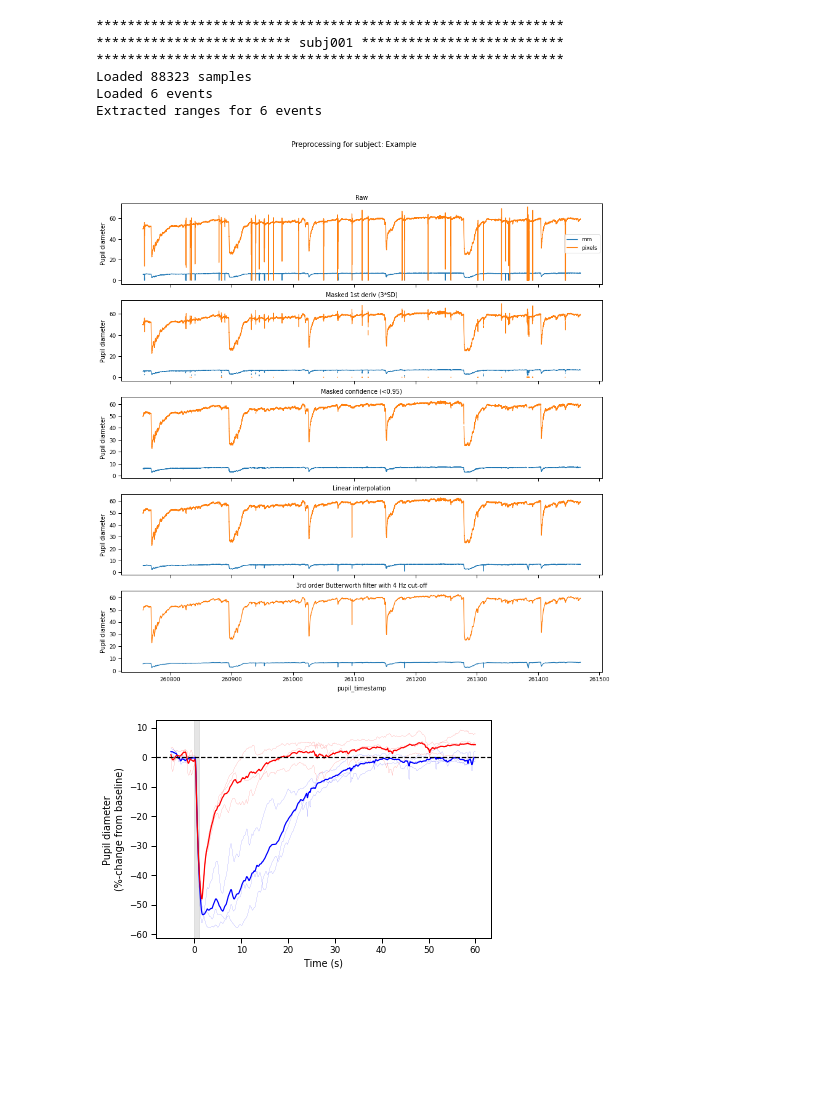
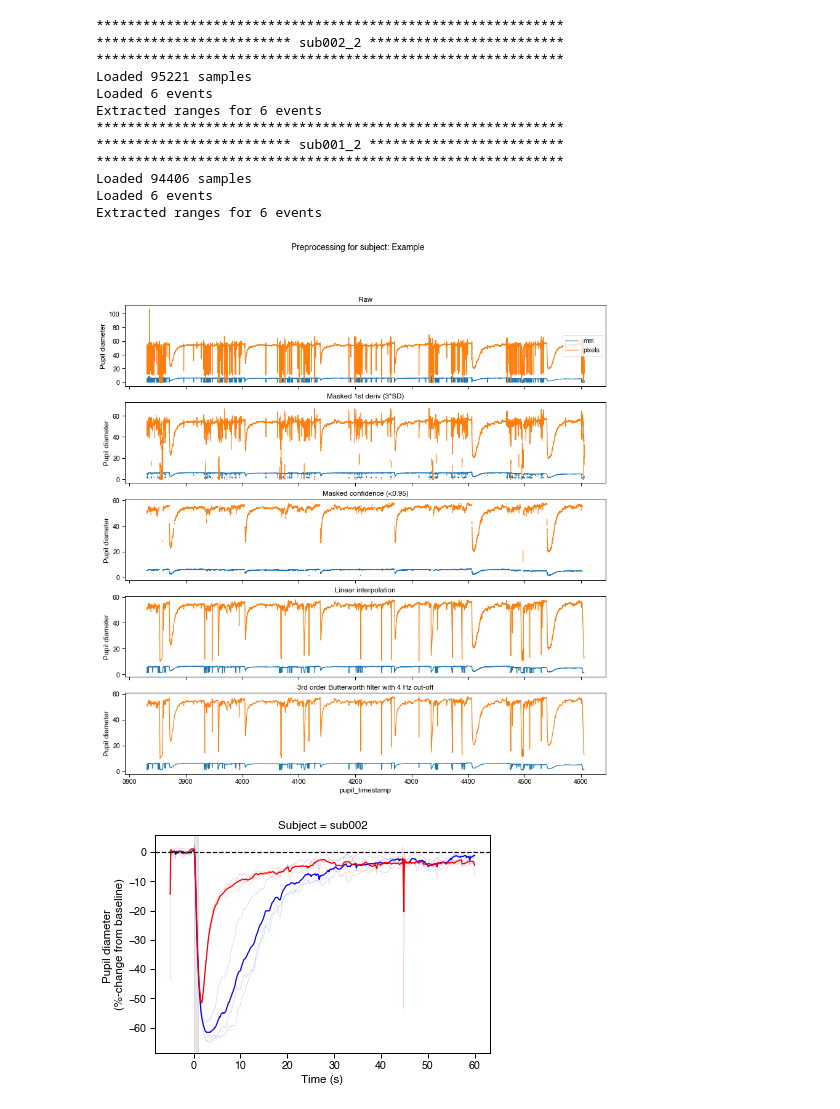
Before and after one commit to PyPlr/cvd_pupillometry, a Jupyter notebook: notebooks/PIPR_analysis.ipynb, the cells around one changed output. Saved outputs shown, nothing was run; the diff lists cells and outputs as text; code cells hidden in the pictures; blank space fills up the shorter version.

```diff
--- a/notebooks/PIPR_analysis.ipynb
+++ b/notebooks/PIPR_analysis.ipynb
@@ -1,7 +1,7 @@
 # %%
 import matplotlib.pyplot as plt
 import seaborn as sns
-sns.set_context('paper')
+sns.set_context('paper', font_scale=1.2)
 
 from pyplr import graphing, utils, preproc
 from pyplr.plr import PLR
@@ -20,7 +20,8 @@ use_cols = ['confidence',
             'diameter']
 
 # Pupil Labs recording directory
-rec_dirs = [r'C:\Users\engs2242\Documents\PyPlr\cvd_pupillometry\examples\PIPR\data\subj001']
+rec_dirs = [r'/Users/jtm/OneDrive - Nexus365/data/PIPR/sub002_2',
+            r'/Users/jtm/OneDrive - Nexus365/data/PIPR/sub001_2']
 
 for rec in rec_dirs:
     # Get a handle on a subject
@@ -49,7 +50,7 @@ for rec in rec_dirs:
 
     # Mask confidence
     samples = preproc.mask_pupil_confidence(
-        samples, threshold=0.98, mask_cols=pupil_cols)
+        samples, threshold=0.99, mask_cols=pupil_cols)
     samples[pupil_cols].plot(
         title='Masked confidence (<0.95)', ax=axs[2], legend=False)
 
@@ -59,7 +60,7 @@ for rec in rec_dirs:
     samples[pupil_cols].plot(
         title='Linear interpolation', ax=axs[3], legend=False)
 
-     # Smooth
+    # Smooth
     samples = preproc.butterworth_series(
         samples, fields=pupil_cols, filt_order=3,
         cutoff_freq=4/(SAMPLE_RATE/2))
@@ -90,36 +91,46 @@ for rec in rec_dirs:
     ranges.index = ranges.index.set_levels(levels=new_onset, level='onset')
 
     # Plot PIPRs
     fig, ax = plt.subplots(figsize=(6,4))
     for r in range(6):
         c = ranges.loc[r, 'color'][0]
         ranges.loc[r, 'diameter_pc'].plot(color=c, lw='.1', ax=ax, legend=False)
 
     # Now show the means
     avgs = (ranges.reset_index()
-             .groupby(['color','onset'], as_index=False)
-             .mean())
+                  .groupby(['color','onset'], as_index=False)
+                  .mean())
     sns.lineplot(data=avgs, x='onset', y='diameter_pc', hue='color',
                  palette={'blue':'b','red':'r'}, legend=False)
 
     # Aesthetics
     ax.axvspan(0, 1, color='k', alpha=.1)
     ax.axhline(0, 0, 1, color='k', ls='--')
     ax.set_xlabel('Time (s)')
     ax.set_ylabel('Pupil diameter \n(%-change from baseline)')
+    ax.set_title('Subject = {}'.format(s['id'][:-2]))
+
+    # save
+    fig.savefig('../img/PIPR_{}.svg'.format(s['id']))
 
     #average_plr = ranges.mean(level=1)['diameter_3d'].to_numpy()
     #plr = PLR(average_plr,
     #          sample_rate=SAMPLE_RATE,
     #          onset_idx=ONSET_IDX,
     #          stim_duration=1)
     #plr.plot()
 # %% [output]
 ************************************************************
-************************* subj001 **************************
+************************* sub002_2 *************************
 ************************************************************
-Loaded 88323 samples
+Loaded 95221 samples
 Loaded 6 events
 Extracted ranges for 6 events
+************************************************************
+************************* sub001_2 *************************
+************************************************************
+Loaded 94406 samples
+Loaded 6 events
+Extracted ranges for 6 events
-[figure, old version]
+[figure, new version]
-[figure, old version]
+[figure, new version]
```
Also changed, not shown: parts of 10 cells of this notebook, 20 other files.
